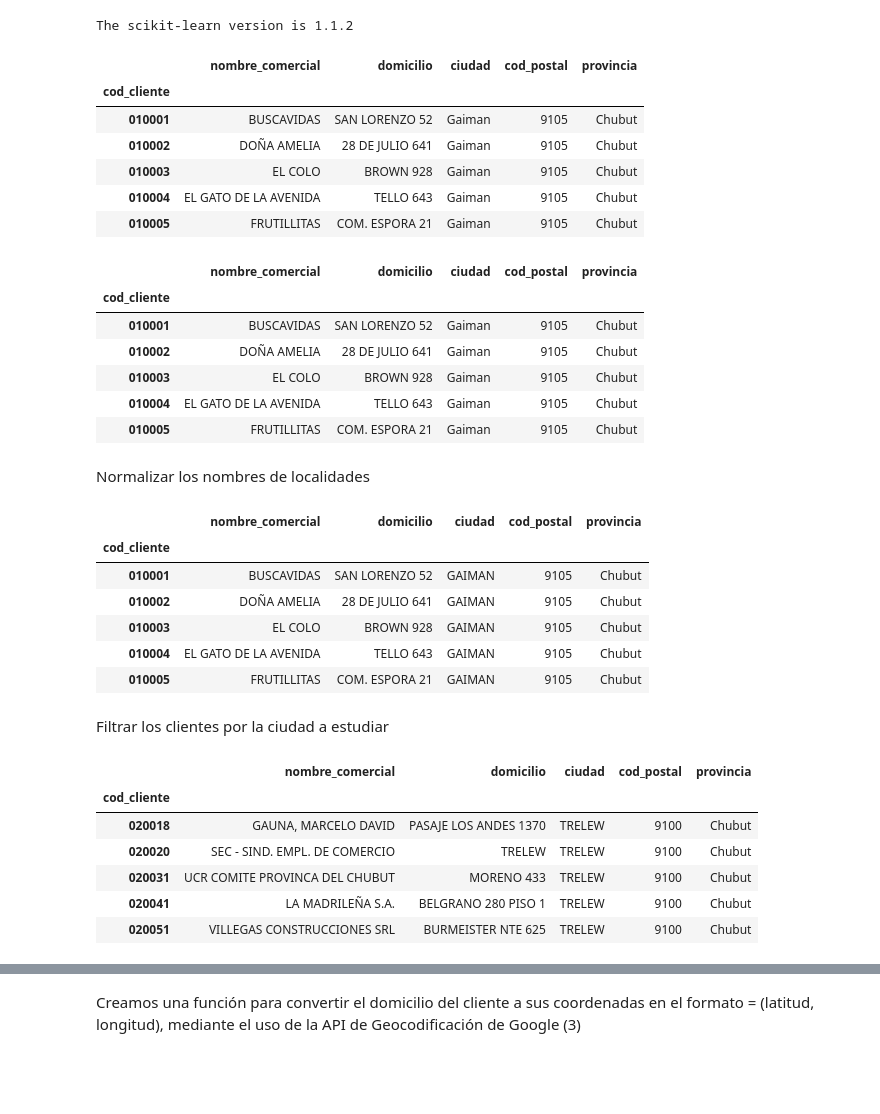
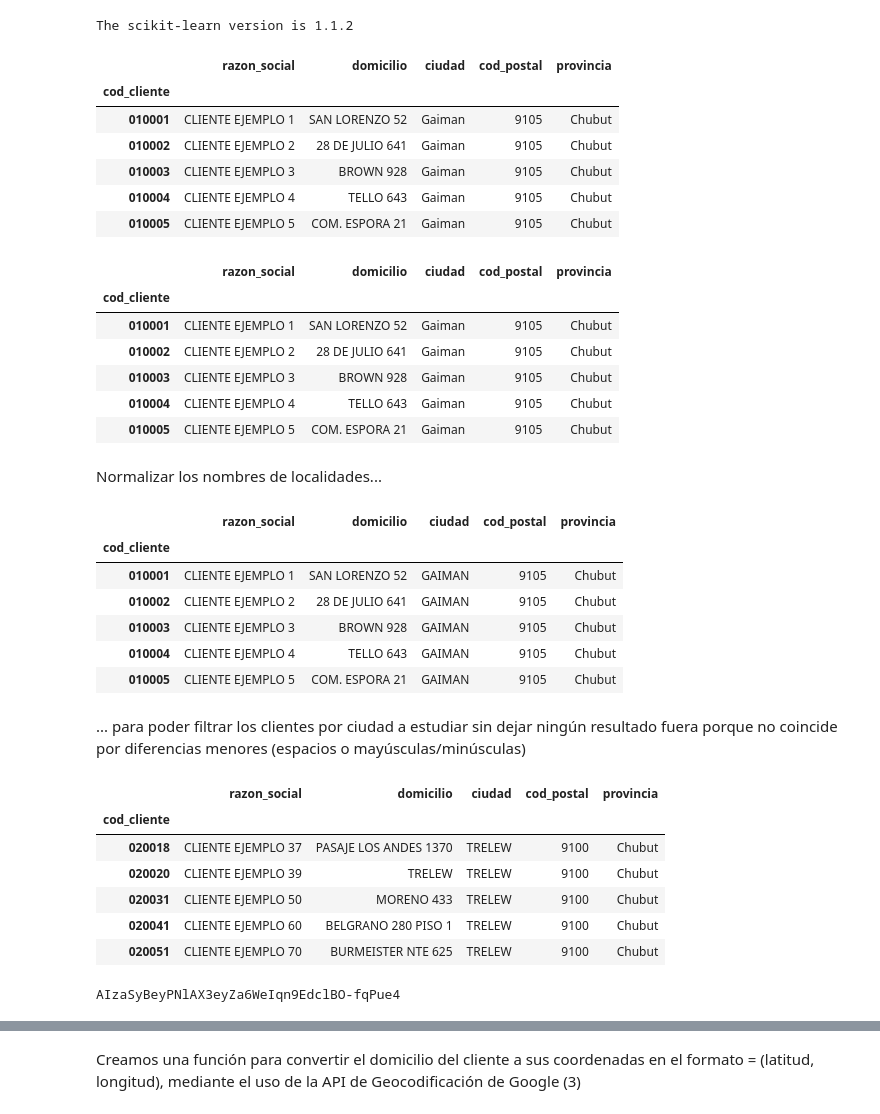
Before and after one commit to jltaglia/Scientific-Computing-with-Python-Projects, a Jupyter notebook: 7 - K-means/client_zoning.ipynb, the cells around one changed output, grey strips where cells are left out. Cells and saved outputs as stored; diff of their text form; code cells hidden in the pictures; blank space fills up the shorter version.

```diff
--- a/7 - K-means/client_zoning.ipynb
+++ b/7 - K-means/client_zoning.ipynb
@@ -35,55 +39,60 @@ The scikit-learn version is 1.1.2
 # %%
 arch = 'Nómina de Clientes'
 clientes = pd.read_excel(f'./{arch}.xlsx', index_col=0,
                          na_values=[" "],
-                         dtype={'cod_cliente': str, 'nombre_comercial': str, 'domicilio': str, 'ciudad': str, 'cod_postal': str, 'provincia': str},
-                         usecols=['cod_cliente', 'nombre_comercial', 'domicilio', 'ciudad', 'cod_postal', 'provincia'])
+                         dtype={'cod_cliente': str, 'razon_social': str, 'domicilio': str, 'ciudad': str, 'cod_postal': str, 'provincia': str},
+                         usecols=['cod_cliente', 'razon_social', 'domicilio', 'ciudad', 'cod_postal', 'provincia'])
 clientes.head()
 # %% [output]
-|  | nombre_comercial | domicilio | ciudad | cod_postal | provincia |
+|  | razon_social | domicilio | ciudad | cod_postal | provincia |
 | cod_cliente |  |  |  |  |  |
-| 010001 | BUSCAVIDAS | SAN LORENZO 52 | Gaiman | 9105 | Chubut |
-| 010002 | DOÑA AMELIA | 28 DE JULIO 641 | Gaiman | 9105 | Chubut |
-| 010003 | EL COLO | BROWN 928 | Gaiman | 9105 | Chubut |
-| 010004 | EL GATO DE LA AVENIDA | TELLO 643 | Gaiman | 9105 | Chubut |
-| 010005 | FRUTILLITAS | COM. ESPORA 21 | Gaiman | 9105 | Chubut |
+| 010001 | CLIENTE EJEMPLO 1 | SAN LORENZO 52 | Gaiman | 9105 | Chubut |
+| 010002 | CLIENTE EJEMPLO 2 | 28 DE JULIO 641 | Gaiman | 9105 | Chubut |
+| 010003 | CLIENTE EJEMPLO 3 | BROWN 928 | Gaiman | 9105 | Chubut |
+| 010004 | CLIENTE EJEMPLO 4 | TELLO 643 | Gaiman | 9105 | Chubut |
+| 010005 | CLIENTE EJEMPLO 5 | COM. ESPORA 21 | Gaiman | 9105 | Chubut |
 # %%
 clientes.dropna(inplace=True)
 clientes.head()
 # %% [output]
-|  | nombre_comercial | domicilio | ciudad | cod_postal | provincia |
+|  | razon_social | domicilio | ciudad | cod_postal | provincia |
 | cod_cliente |  |  |  |  |  |
-| 010001 | BUSCAVIDAS | SAN LORENZO 52 | Gaiman | 9105 | Chubut |
-| 010002 | DOÑA AMELIA | 28 DE JULIO 641 | Gaiman | 9105 | Chubut |
-| 010003 | EL COLO | BROWN 928 | Gaiman | 9105 | Chubut |
-| 010004 | EL GATO DE LA AVENIDA | TELLO 643 | Gaiman | 9105 | Chubut |
-| 010005 | FRUTILLITAS | COM. ESPORA 21 | Gaiman | 9105 | Chubut |
+| 010001 | CLIENTE EJEMPLO 1 | SAN LORENZO 52 | Gaiman | 9105 | Chubut |
+| 010002 | CLIENTE EJEMPLO 2 | 28 DE JULIO 641 | Gaiman | 9105 | Chubut |
+| 010003 | CLIENTE EJEMPLO 3 | BROWN 928 | Gaiman | 9105 | Chubut |
+| 010004 | CLIENTE EJEMPLO 4 | TELLO 643 | Gaiman | 9105 | Chubut |
+| 010005 | CLIENTE EJEMPLO 5 | COM. ESPORA 21 | Gaiman | 9105 | Chubut |
 # %% [markdown]
-Normalizar los nombres de localidades
+Normalizar los nombres de localidades...
 # %%
 clientes['ciudad'] = clientes.apply(lambda row: row['ciudad'].upper().strip(), axis=1)
 clientes.head()
 # %% [output]
-|  | nombre_comercial | domicilio | ciudad | cod_postal | provincia |
+|  | razon_social | domicilio | ciudad | cod_postal | provincia |
 | cod_cliente |  |  |  |  |  |
-| 010001 | BUSCAVIDAS | SAN LORENZO 52 | GAIMAN | 9105 | Chubut |
-| 010002 | DOÑA AMELIA | 28 DE JULIO 641 | GAIMAN | 9105 | Chubut |
-| 010003 | EL COLO | BROWN 928 | GAIMAN | 9105 | Chubut |
-| 010004 | EL GATO DE LA AVENIDA | TELLO 643 | GAIMAN | 9105 | Chubut |
-| 010005 | FRUTILLITAS | COM. ESPORA 21 | GAIMAN | 9105 | Chubut |
+| 010001 | CLIENTE EJEMPLO 1 | SAN LORENZO 52 | GAIMAN | 9105 | Chubut |
+| 010002 | CLIENTE EJEMPLO 2 | 28 DE JULIO 641 | GAIMAN | 9105 | Chubut |
+| 010003 | CLIENTE EJEMPLO 3 | BROWN 928 | GAIMAN | 9105 | Chubut |
+| 010004 | CLIENTE EJEMPLO 4 | TELLO 643 | GAIMAN | 9105 | Chubut |
+| 010005 | CLIENTE EJEMPLO 5 | COM. ESPORA 21 | GAIMAN | 9105 | Chubut |
-# %% [markdown]
-Filtrar los clientes por la ciudad a estudiar
+# %% [markdown]
+... para poder filtrar los clientes por ciudad a estudiar sin dejar ningún resultado fuera porque no coincide por diferencias menores (espacios o mayúsculas/minúsculas)
 # %%
 city = "'TRELEW'"
 clientes = clientes.query('ciudad == '+ city)
 clientes.head()
 # %% [output]
-|  | nombre_comercial | domicilio | ciudad | cod_postal | provincia |
+|  | razon_social | domicilio | ciudad | cod_postal | provincia |
 | cod_cliente |  |  |  |  |  |
-| 020018 | GAUNA, MARCELO DAVID | PASAJE LOS ANDES 1370 | TRELEW | 9100 | Chubut |
-| 020020 | SEC - SIND. EMPL. DE COMERCIO | TRELEW | TRELEW | 9100 | Chubut |
-| 020031 | UCR COMITE PROVINCA DEL CHUBUT | MORENO 433 | TRELEW | 9100 | Chubut |
-| 020041 | LA MADRILEÑA S.A. | BELGRANO 280 PISO 1 | TRELEW | 9100 | Chubut |
-| 020051 | VILLEGAS CONSTRUCCIONES SRL | BURMEISTER NTE 625 | TRELEW | 9100 | Chubut |
+| 020018 | CLIENTE EJEMPLO 37 | PASAJE LOS ANDES 1370 | TRELEW | 9100 | Chubut |
+| 020020 | CLIENTE EJEMPLO 39 | TRELEW | TRELEW | 9100 | Chubut |
+| 020031 | CLIENTE EJEMPLO 50 | MORENO 433 | TRELEW | 9100 | Chubut |
+| 020041 | CLIENTE EJEMPLO 60 | BELGRANO 280 PISO 1 | TRELEW | 9100 | Chubut |
+| 020051 | CLIENTE EJEMPLO 70 | BURMEISTER NTE 625 | TRELEW | 9100 | Chubut |
+# %%
+MY_API_KEY = os.environ.get('MY_API_KEY')
+print(MY_API_KEY)
+# %% [output]
+AIzaSyBeyPNlAX3eyZa6WeIqn9EdclBO-fqPue4
 # %%
 def create_url(row):
```
Also changed, not shown: parts of 28 cells of this notebook.
